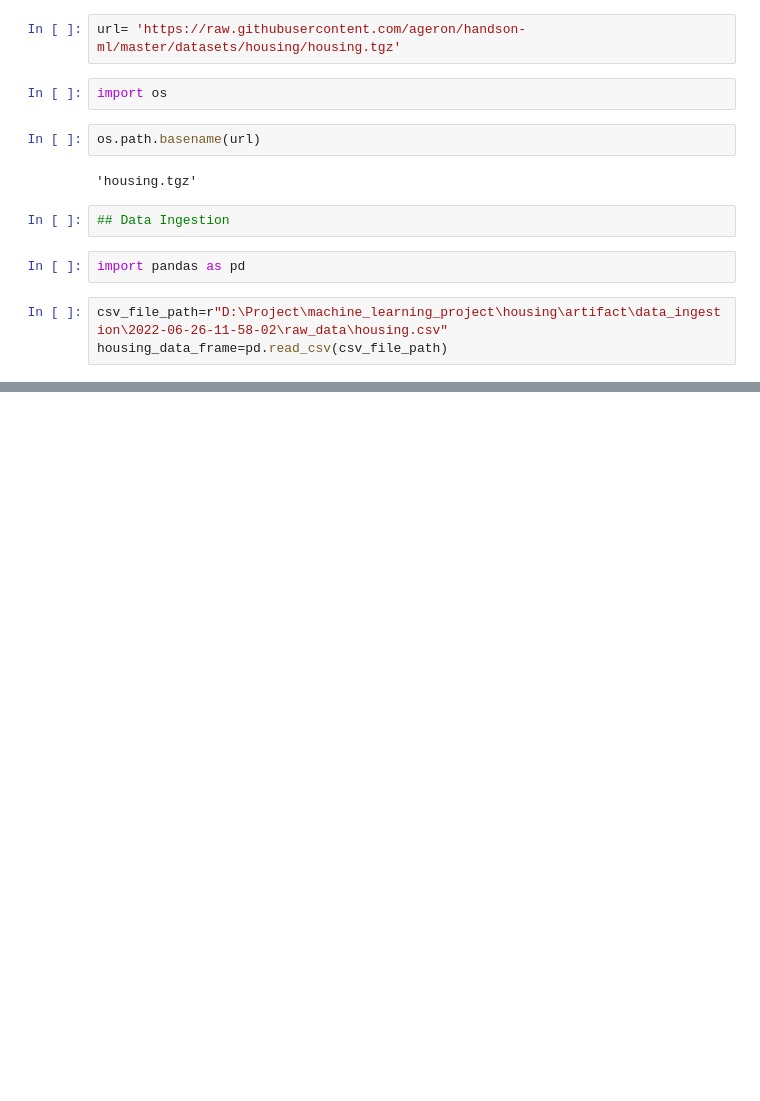
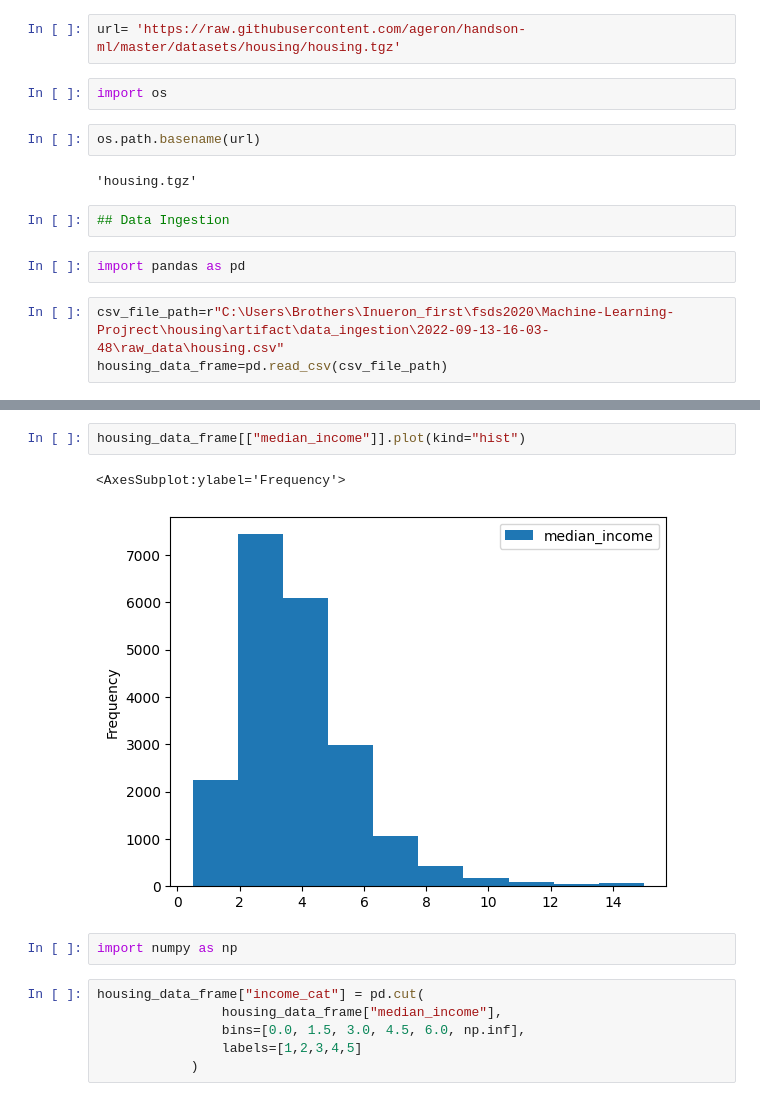
Before and after one commit to nileshbadki/Machine-Learning-Projrect, a Jupyter notebook: notebook/example2.ipynb, the cells around one changed output, grey strips where cells are left out. Cells and saved outputs as stored; diff of their text form; blank space fills up the shorter version.

```diff
--- a/notebook/example2.ipynb
+++ b/notebook/example2.ipynb
@@ -11,5 +11,5 @@ os.path.basename(url)
 # %%
 import pandas as pd
 # %%
-csv_file_path=r"D:\Project\machine_learning_project\housing\artifact\data_ingestion\2022-06-26-11-58-02\raw_data\housing.csv"
+csv_file_path=r"C:\Users\Brothers\Inueron_first\fsds2020\Machine-Learning-Projrect\housing\artifact\data_ingestion\2022-09-13-16-03-48\raw_data\housing.csv"
 housing_data_frame=pd.read_csv(csv_file_path)
@@ -17,0 +32,13 @@ FileNotFoundError: [Errno 2] No such file or directory: 'D:\\Project\\machine_le
+# %%
+housing_data_frame[["median_income"]].plot(kind="hist")
+# %% [output]
+<AxesSubplot:ylabel='Frequency'>
+[figure, added]
+# %%
+import numpy as np
+# %%
+housing_data_frame["income_cat"] = pd.cut(
+                housing_data_frame["median_income"],
+                bins=[0.0, 1.5, 3.0, 4.5, 6.0, np.inf],
+                labels=[1,2,3,4,5]
+            )
```
Also changed, not shown: parts of 19 cells of this notebook, 1 other file.
